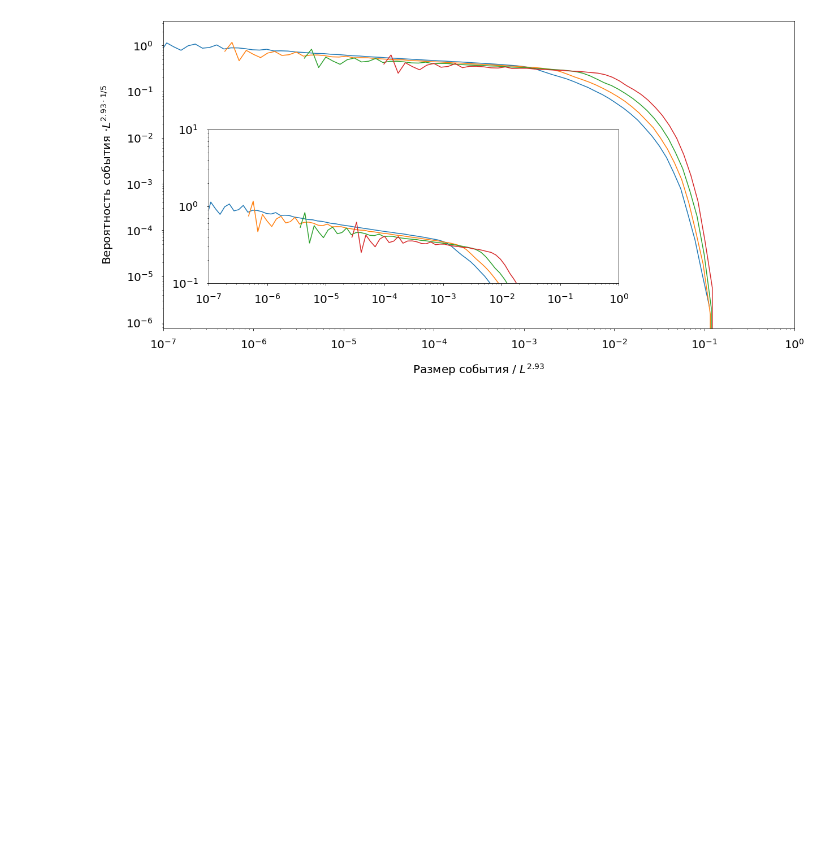
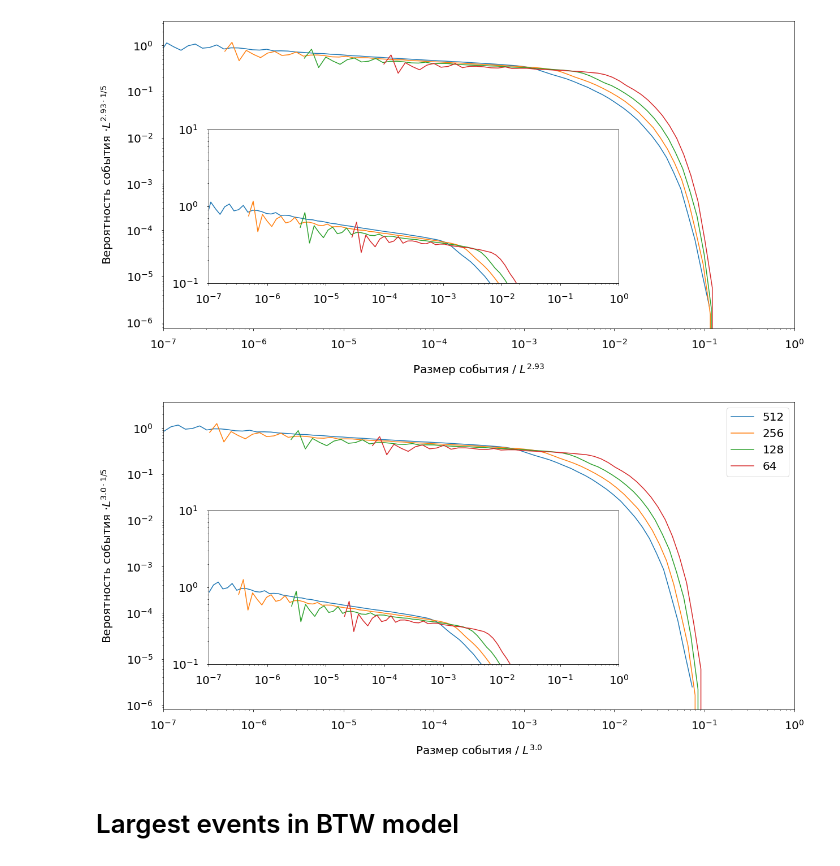
Before and after one commit to i1oveMyse1f/sandpile-extremes-classic, a Jupyter notebook: results/data_distribution.ipynb, the cells around one changed output. Cells and saved outputs as stored; diff of their text form; code cells hidden in the pictures; blank space fills up the shorter version.

```diff
--- a/results/data_distribution.ipynb
+++ b/results/data_distribution.ipynb
@@ -208,3 +210,9 @@ plot_distribution(determ, 2.5, False, 0.2, "1/5")
 plot_distribution(determ, 2.93, False, 0.2, "1/5")
 # %% [output]
 [figure]
+# %%
+plot_distribution(determ, 3.0, False, 0.2, "1/5")
+# %% [output]
+[figure, added]
+# %% [markdown]
+# Largest events in BTW model
```
Also changed, not shown: parts of 22 cells of this notebook, 5 other files.
